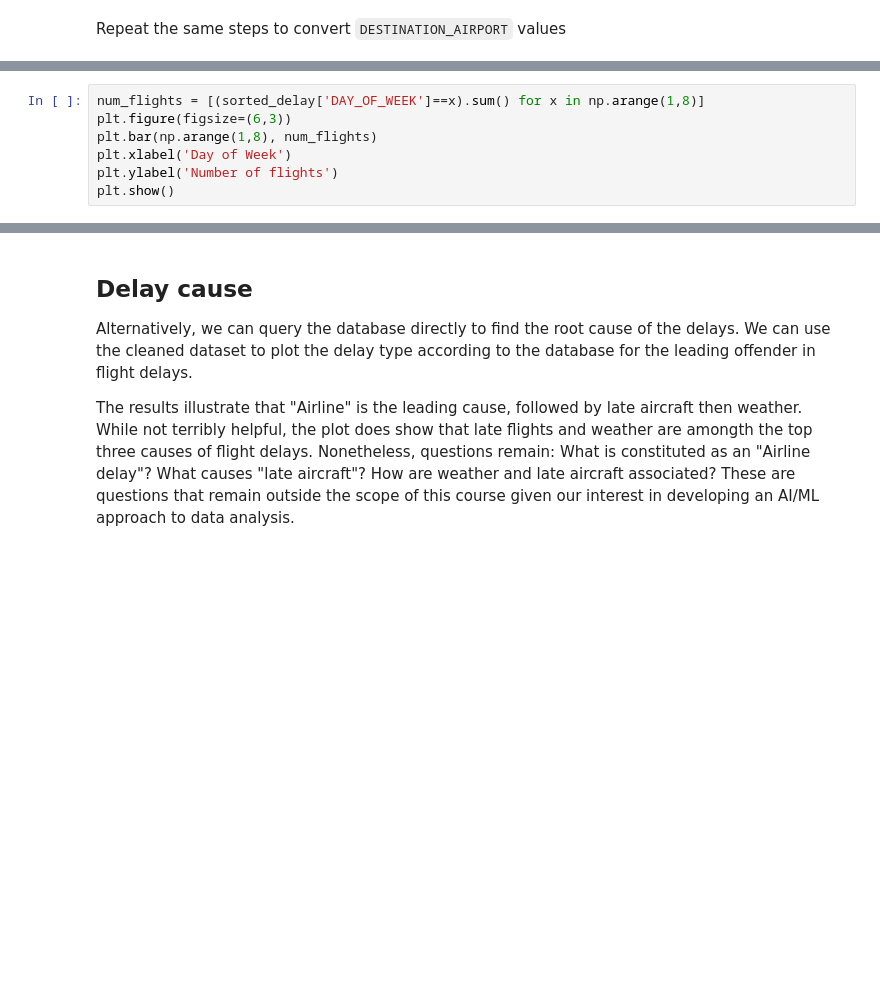
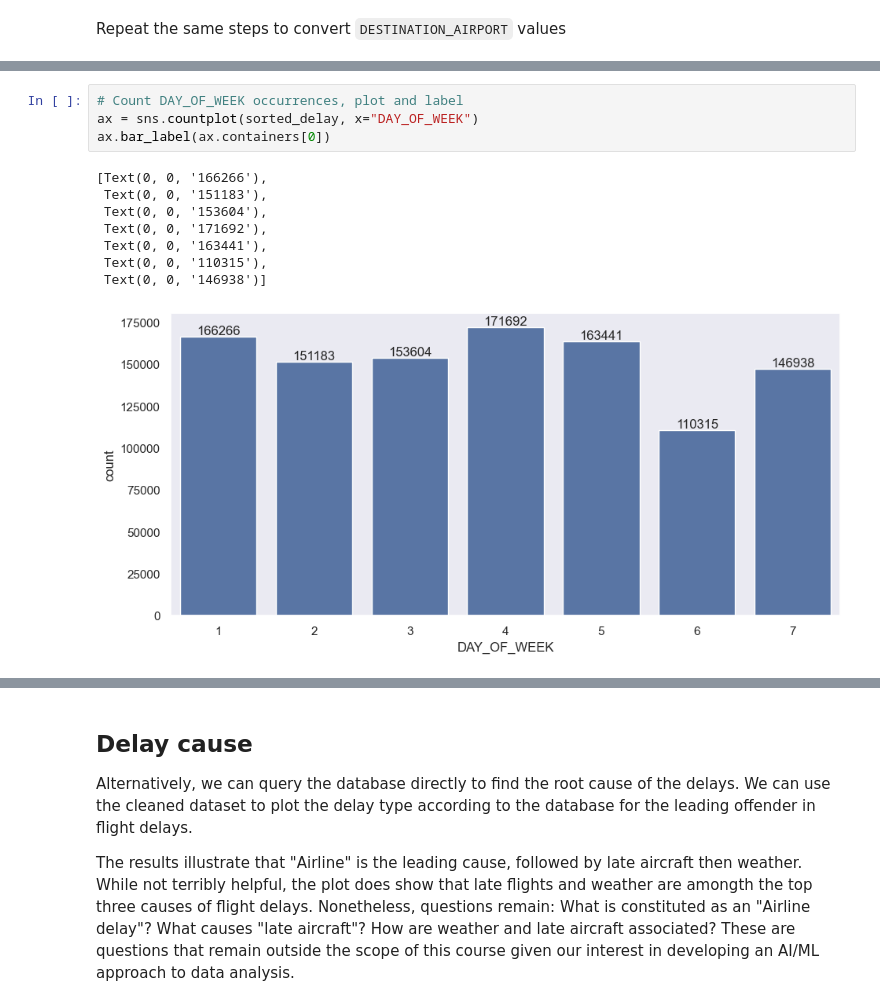
Before and after one commit to ajpung/AI-ML-projects, a Jupyter notebook: Notebooks/Flight Delays.ipynb, the cells around one changed output, grey strips where cells are left out. Saved outputs shown, nothing was run; the diff lists cells and outputs as text; blank space fills up the shorter version.

```diff
--- a/Notebooks/Flight Delays.ipynb
+++ b/Notebooks/Flight Delays.ipynb
@@ -383,7 +588,13 @@ plt.ylabel("log(Total delay)")
 # %%
-num_flights = [(sorted_delay['DAY_OF_WEEK']==x).sum() for x in np.arange(1,8)]
-plt.figure(figsize=(6,3))
-plt.bar(np.arange(1,8), num_flights)
-plt.xlabel('Day of Week')
-plt.ylabel('Number of flights')
-plt.show()
+# Count DAY_OF_WEEK occurrences, plot and label
+ax = sns.countplot(sorted_delay, x="DAY_OF_WEEK")
+ax.bar_label(ax.containers[0])
+# %% [output]
+[Text(0, 0, '166266'),
+ Text(0, 0, '151183'),
+ Text(0, 0, '153604'),
+ Text(0, 0, '171692'),
+ Text(0, 0, '163441'),
+ Text(0, 0, '110315'),
+ Text(0, 0, '146938')]
+[figure, added]
```
Also changed, not shown: parts of 58 cells of this notebook.
